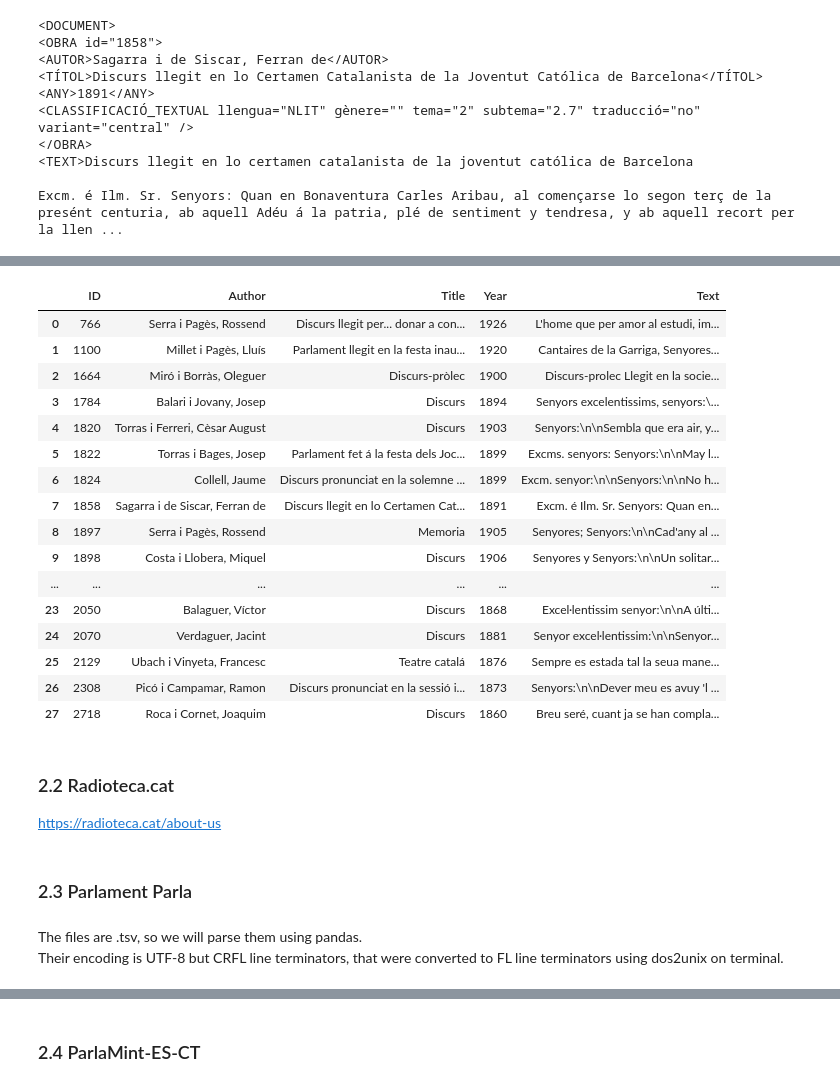
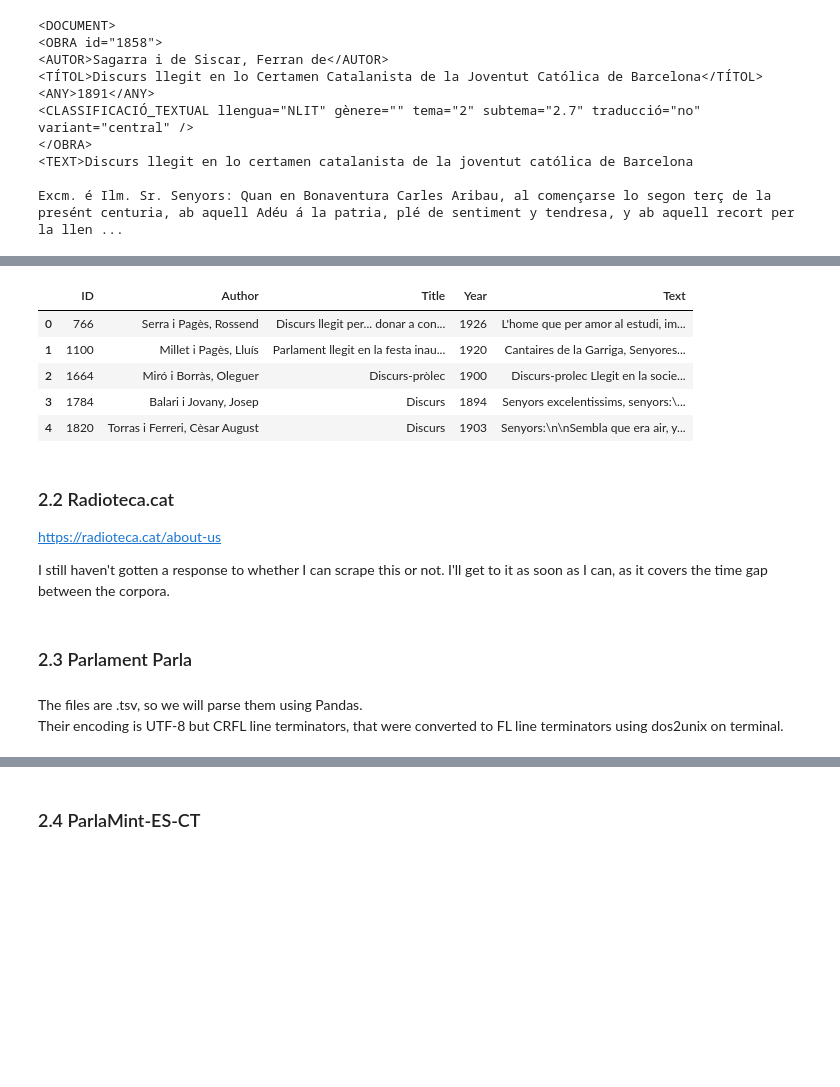
Before and after one commit to Data-Science-for-Linguists-2025/Linguistic-Markers-Catalan-Substitution, a Jupyter notebook: Data_Curation.ipynb, the cells around one changed output, grey strips where cells are left out. Cells and saved outputs as stored; diff of their text form; code cells hidden in the pictures; blank space fills up the shorter version.

```diff
--- a/Data_Curation.ipynb
+++ b/Data_Curation.ipynb
@@ -86,55 +73,58 @@ He dit.
 # where the id, author, title, date and other metadata will be strored in columns
 # the text will have its own column
 # %%
+#importing BS, Pandas, NumPy (for NaN values) and Regex
 from bs4 import BeautifulSoup
 import pandas as pd
 import numpy as np
 import re
 
 CTILC_data = []
 
 for file in corpus.fileids():
     soup = BeautifulSoup(corpus.raw(file), 'html.parser')
-    data = {}  # dict for each file
+    data = {}  # dictionary for each file
 
+    # "obra" ID (CAT) / work ID (ENG) - we will use ID for short
     obra_tag = soup.find("obra")
     data["ID"] = obra_tag["id"] if obra_tag and obra_tag.has_attr("id") else np.nan
+
+    # "autor" (CAT) / Author (ENG)
     data["Author"] = soup.find("autor").text if soup.find("autor") else np.nan
+
+    # "títol" (CAT) / Title (ENG)
     data["Title"] = soup.find("títol").text if soup.find("títol") else np.nan
+
+    # "any" (CAT) / Year (ENG)
     data["Year"] = soup.find("any").text if soup.find("any") else np.nan
+
+    # "text" (CAT) / "Text" (ENG) - where we will store the content of the files, the non-metadata, the meat
     data["Text"] = soup.find("text").text if soup.find("text") else np.nan
-    #in the text the title begins the content, we will get rid of it as we have "\n\n" in between the title and the content
+    #in the text the title begins the content, we will get rid of it as we can find a "\n\n" separator between the title and the content
     data["Text"] = re.sub(r".*?\n\n(?=\S)", "", data["Text"], count = 1, flags=re.DOTALL)
 
     CTILC_data.append(data)
 
 # creating Pandas df
 CTILC_df = pd.DataFrame(CTILC_data)
-CTILC_df
+
+#taking a look at the head of the CTILC data frame
+CTILC_df.head()
 # %% [output]
 |  | ID | Author | Title | Year | Text |
 | 0 | 766 | Serra i Pagès, Rossend | Discurs llegit per... donar a con... | 1926 | L'home que per amor al estudi, im... |
 | 1 | 1100 | Millet i Pagès, Lluís | Parlament llegit en la festa inau... | 1920 | Cantaires de la Garriga, Senyores... |
 | 2 | 1664 | Miró i Borràs, Oleguer | Discurs-pròlec | 1900 | Discurs-prolec Llegit en la socie... |
 | 3 | 1784 | Balari i Jovany, Josep | Discurs | 1894 | Senyors excelentissims, senyors:\... |
 | 4 | 1820 | Torras i Ferreri, Cèsar August | Discurs | 1903 | Senyors:\n\nSembla que era air, y... |
-| 5 | 1822 | Torras i Bages, Josep | Parlament fet á la festa dels Joc... | 1899 | Excms. senyors: Senyors:\n\nMay l... |
-| 6 | 1824 | Collell, Jaume | Discurs pronunciat en la solemne ... | 1899 | Excm. senyor:\n\nSenyors:\n\nNo h... |
-| 7 | 1858 | Sagarra i de Siscar, Ferran de | Discurs llegit en lo Certamen Cat... | 1891 | Excm. é Ilm. Sr. Senyors: Quan en... |
-| 8 | 1897 | Serra i Pagès, Rossend | Memoria | 1905 | Senyores; Senyors:\n\nCad'any al ... |
-| 9 | 1898 | Costa i Llobera, Miquel | Discurs | 1906 | Senyores y Senyors:\n\nUn solitar... |
-| ... | ... | ... | ... | ... | ... |
-| 23 | 2050 | Balaguer, Víctor | Discurs | 1868 | Excel·lentissim senyor:\n\nA últi... |
-| 24 | 2070 | Verdaguer, Jacint | Discurs | 1881 | Senyor excel·lentissim:\n\nSenyor... |
-| 25 | 2129 | Ubach i Vinyeta, Francesc | Teatre catalá | 1876 | Sempre es estada tal la seua mane... |
-| 26 | 2308 | Picó i Campamar, Ramon | Discurs pronunciat en la sessió i... | 1873 | Senyors:\n\nDever meu es avuy 'l ... |
-| 27 | 2718 | Roca i Cornet, Joaquim | Discurs | 1860 | Breu seré, cuant ja se han compla... |
 # %% [markdown]
 ### 2.2 Radioteca.cat
 https://radioteca.cat/about-us
+
+I still haven't gotten a response to whether I can scrape this or not. I'll get to it as soon as I can, as it covers the time gap between the corpora.
 # %% [markdown]
 ### 2.3 Parlament Parla
 # %% [markdown]
-The files are .tsv, so we will parse them using pandas.\
+The files are .tsv, so we will parse them using Pandas.\
 Their encoding is UTF-8 but CRFL line terminators, that were converted to FL line terminators using dos2unix on terminal.
 # %%
```
Also changed, not shown: parts of 37 cells of this notebook.
